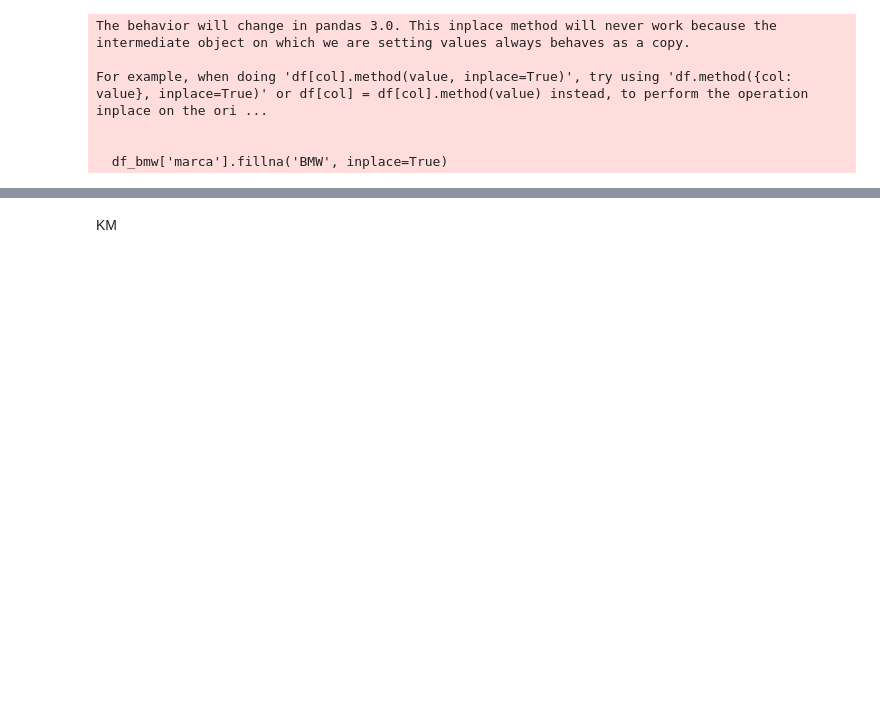
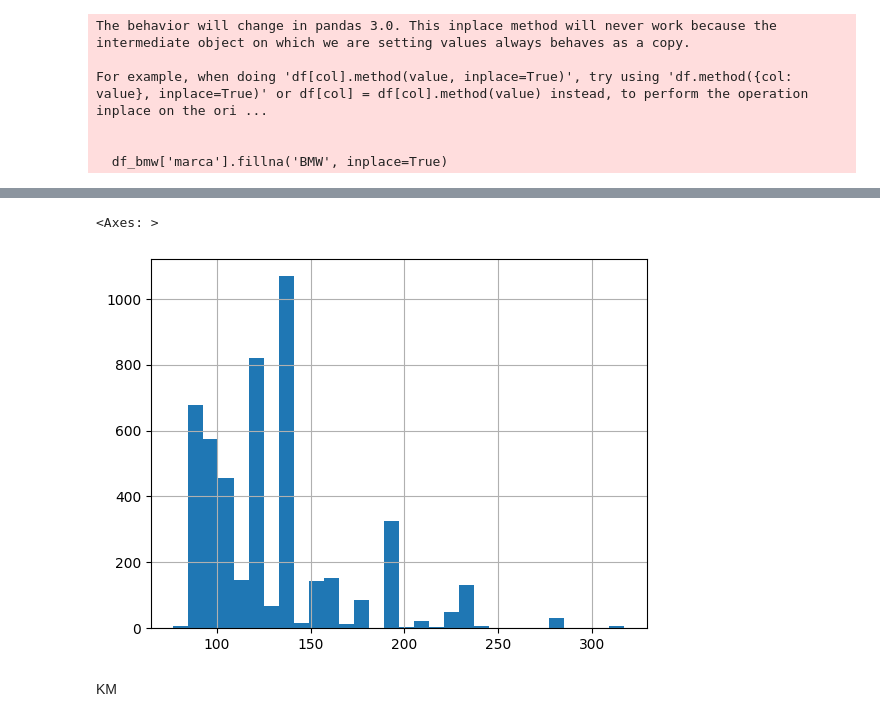
Before and after one commit to EnriqueQM/bmw-pricing-proyecto, a Jupyter notebook: BMW_Proyecto.ipynb, the cells around one changed output, grey strips where cells are left out. Drawn from its saved outputs; the diff is of its cells as text; code cells hidden in the pictures; blank space fills up the shorter version.

```diff
--- a/BMW_Proyecto.ipynb
+++ b/BMW_Proyecto.ipynb
@@ -190,3 +308,8 @@ df_bmw['modelo'].fillna('320', inplace=True)
+# %%
+df_bmw['potencia'].hist(bins = 30)
+# %% [output]
+<Axes: >
+[figure, added]
 # %% [markdown]
 KM
 # %%
```
Also changed, not shown: parts of 62 cells of this notebook.
